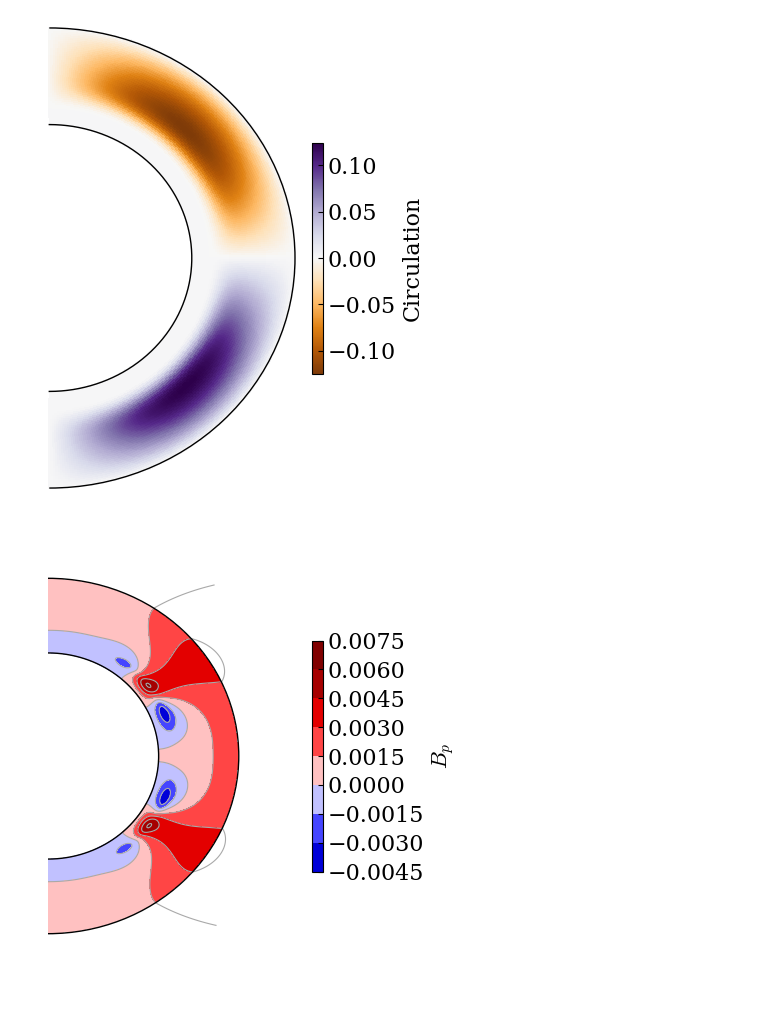
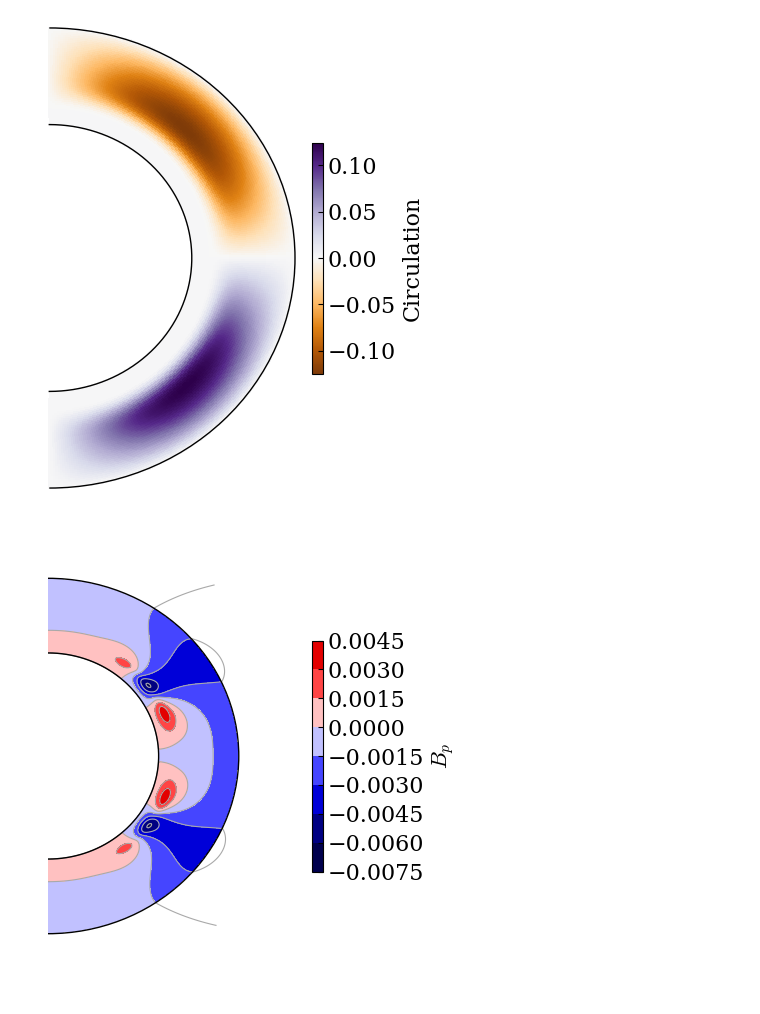
Before and after one commit to sybreton/CTDYN, a Jupyter notebook: notebooks/quickstart.ipynb, the cells around one changed output. Cells and saved outputs as stored; diff of their text form; code cells hidden in the pictures.

```diff
--- a/notebooks/quickstart.ipynb
+++ b/notebooks/quickstart.ipynb
@@ -98,13 +98,12 @@ fig = dyn.plot_meridional_map (r, theta, mesh,
 # %% [output]
 [figure]
 # %%
-ii, time = 1, 6
+time = 2
 # %%
-filename = "{}/pfld.{}.t{}.A00".format (dir_out, str (ii).zfill (6),
-                                        str (time).zfill (2))
+filename = "{}/pfld.{}.A00".format (dir_out, str (time).zfill (2))
 r, theta, mesh = dyn.read_field_map (filename)
 fig = dyn.plot_meridional_map (r, theta, mesh, label=r"$B_p$",
                                mode="contourf")
 # %% [output]
-[figure, old version]
+[figure, new version]
 # %%
```
Also changed, not shown: parts of 6 cells of this notebook, 12 other files.
